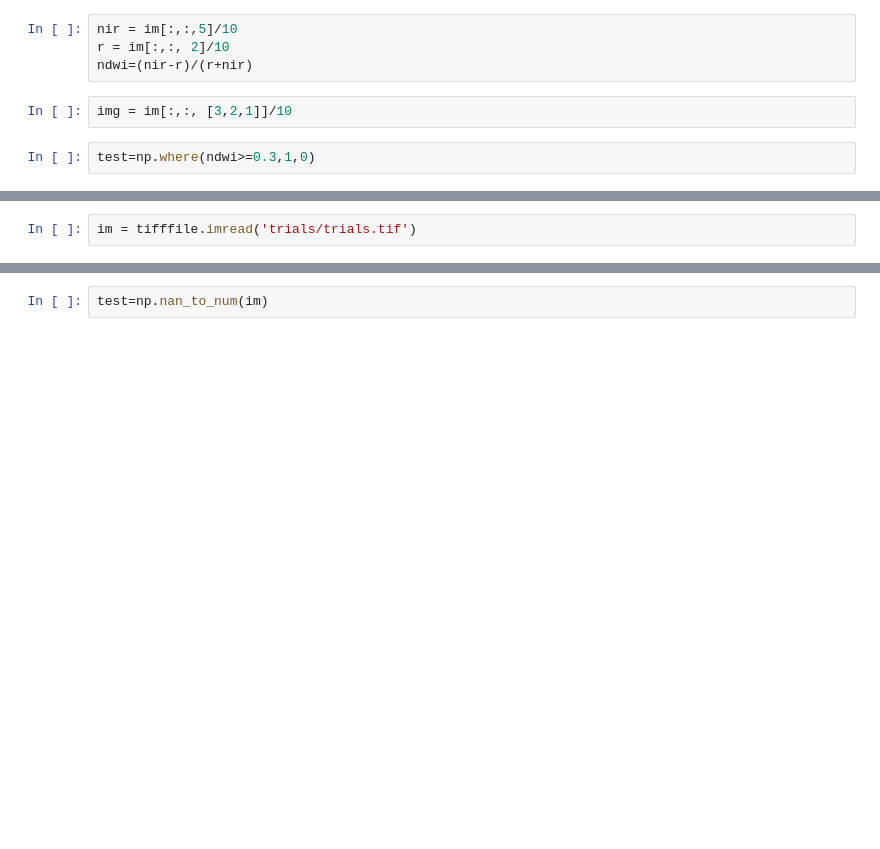
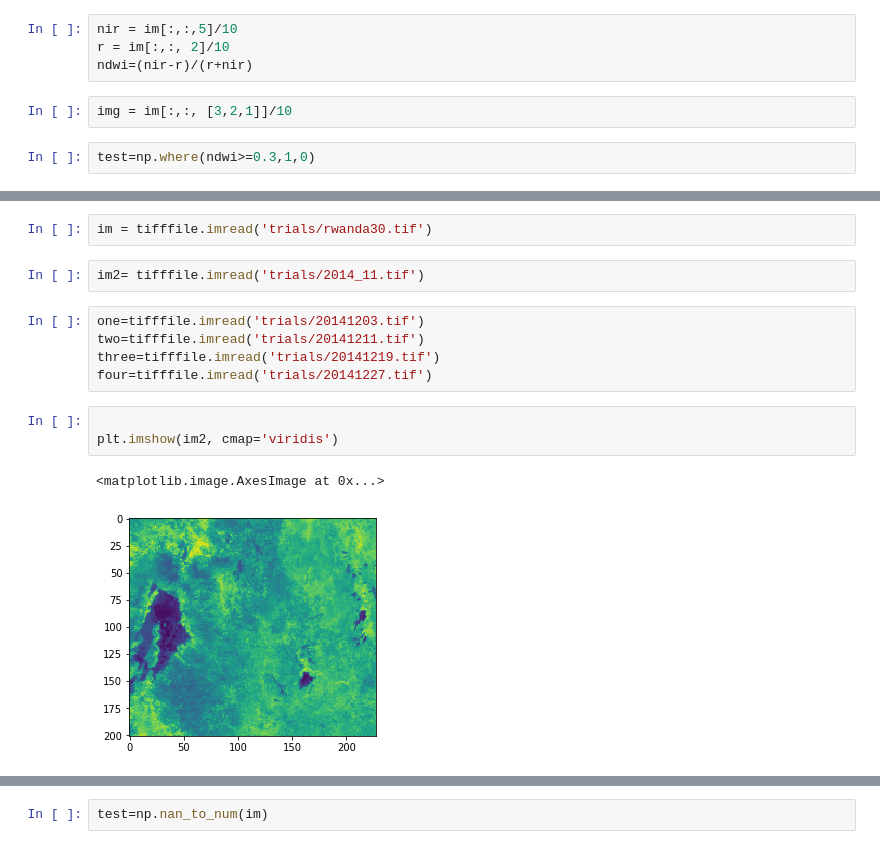
Before and after one commit to rittik97/climate, a Jupyter notebook: true_mask.ipynb, the cells around one changed output, grey strips where cells are left out. Saved outputs shown, nothing was run; the diff lists cells and outputs as text; blank space fills up the shorter version.

```diff
--- a/true_mask.ipynb
+++ b/true_mask.ipynb
@@ -61,3 +43,16 @@ np.array(img,np.int32).shape
 # %%
-im = tifffile.imread('trials/trials.tif')
+im = tifffile.imread('trials/rwanda30.tif')
+# %%
+im2= tifffile.imread('trials/2014_11.tif')
+# %%
+one=tifffile.imread('trials/20141203.tif')
+two=tifffile.imread('trials/20141211.tif')
+three=tifffile.imread('trials/20141219.tif')
+four=tifffile.imread('trials/20141227.tif')
+# %%
+
+plt.imshow(im2, cmap='viridis')
+# %% [output]
+<matplotlib.image.AxesImage at 0x...>
+[figure, added]
 # %%
```
Also changed, not shown: parts of 26 cells of this notebook, 5 other files.
